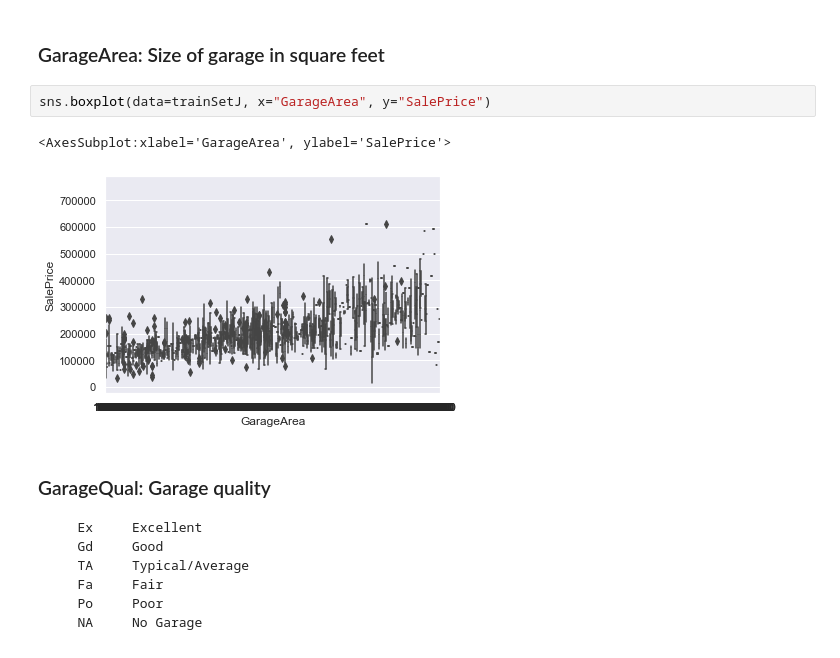
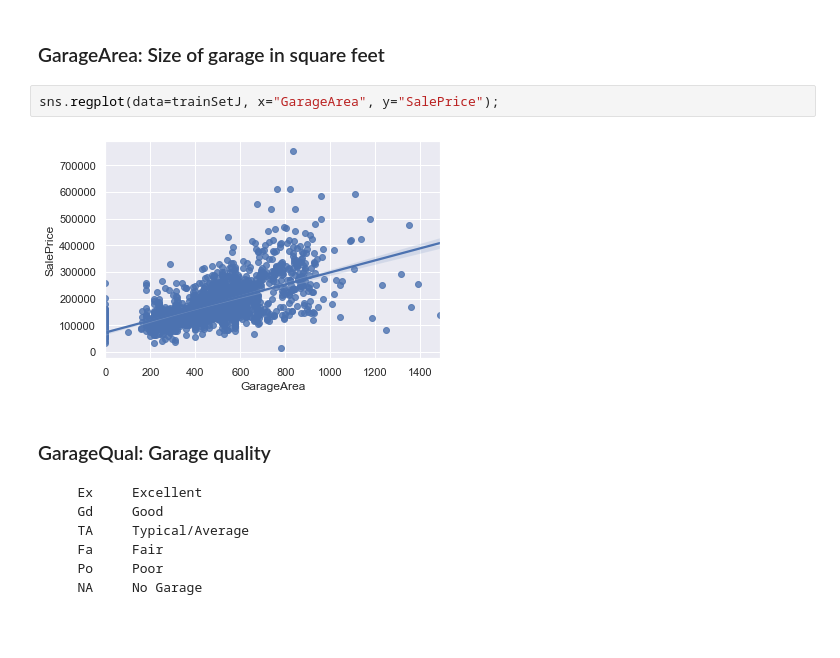
Before and after one commit to nikita-agrawal/Ames-Housing-Analysis, a Jupyter notebook: Julie/initialEDA.ipynb, the cells around one changed output. Drawn from its saved outputs; the diff is of its cells as text.

```diff
--- a/Julie/initialEDA.ipynb
+++ b/Julie/initialEDA.ipynb
@@ -549,10 +374,9 @@ sns.boxplot(data=trainSetJ, x="GarageCars", y="SalePrice")
 # %% [markdown]
 ### GarageArea: Size of garage in square feet
 # %%
-sns.boxplot(data=trainSetJ, x="GarageArea", y="SalePrice")
+sns.regplot(data=trainSetJ, x="GarageArea", y="SalePrice");
 # %% [output]
-<AxesSubplot:xlabel='GarageArea', ylabel='SalePrice'>
-[figure, old version]
+[figure, new version]
 # %% [markdown]
 ### GarageQual: Garage quality
 
```
Also changed, not shown: parts of 26 cells of this notebook.
